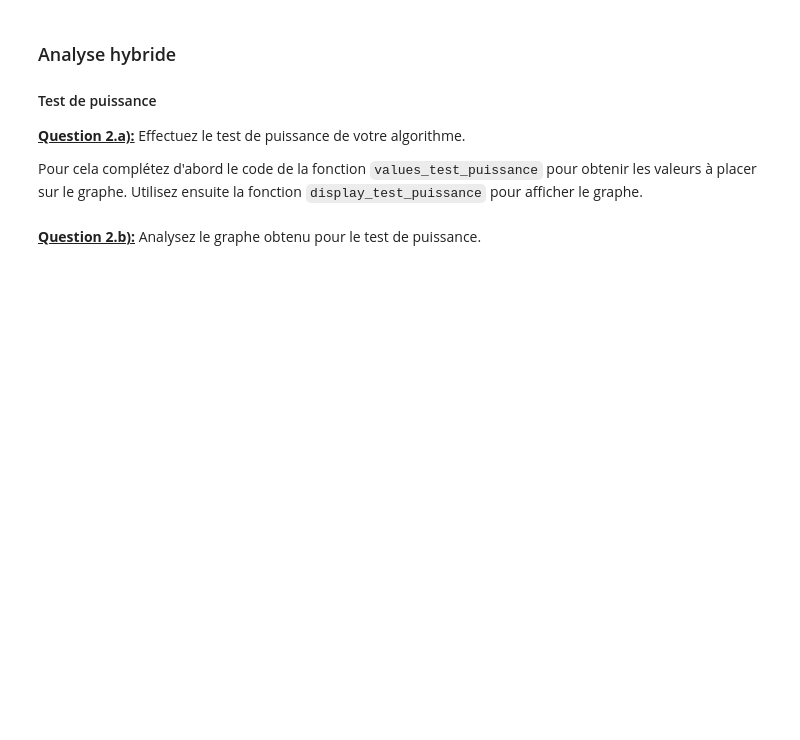
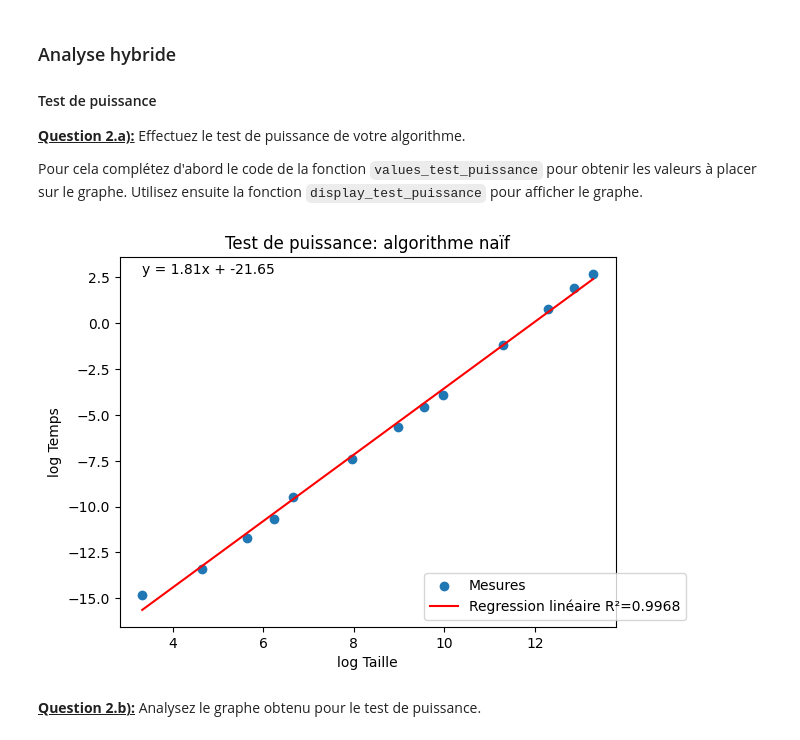
Before and after one commit to Za4khnissi/INF8775, a Jupyter notebook: TP1-H24.ipynb, the cells around one changed output. Cells and saved outputs as stored; diff of their text form; code cells hidden in the pictures; blank space fills up the shorter version.

```diff
--- a/TP1-H24.ipynb
+++ b/TP1-H24.ipynb
@@ -315,6 +315,6 @@ verification_plot(example_buildings, skyline_bruteforce(example_buildings))
 ### Mesures
 # %%
 # TODO: Utilisez un de vos matricules comme graine et une liste de tailles judicieusement choisies
-dataset = get_dataset(123456789, [])
+dataset = get_dataset(1989641, [10, 25, 50, 75, 100, 250, 500, 750, 1000 , 2500, 5000, 7500, 10000])
 # %%
 measures_bruteforce = measure_procedure(skyline_bruteforce, dataset)
@@ -333,14 +350,17 @@ Pour cela complétez d'abord le code de la fonction `values_test_puissance` pour
 # %%
 import math
 
 def values_test_puissance(measures):
     return {
         # TODO: calculez les valeurs x:y pour le test de puissance
-        0 : 0
+        math.log(size, 2) : math.log(measure, 2)
         for size, measure in measures.items()
+
     }
 
 display_test_puissance(values_test_puissance(measures_bruteforce), "Test de puissance: algorithme naïf")
+# %% [output]
+[figure, added]
 # %% [markdown]
 <u>**Question 2.b):**</u> Analysez le graphe obtenu pour le test de puissance.
 # %% [markdown]
```
Also changed, not shown: parts of 13 cells of this notebook.
